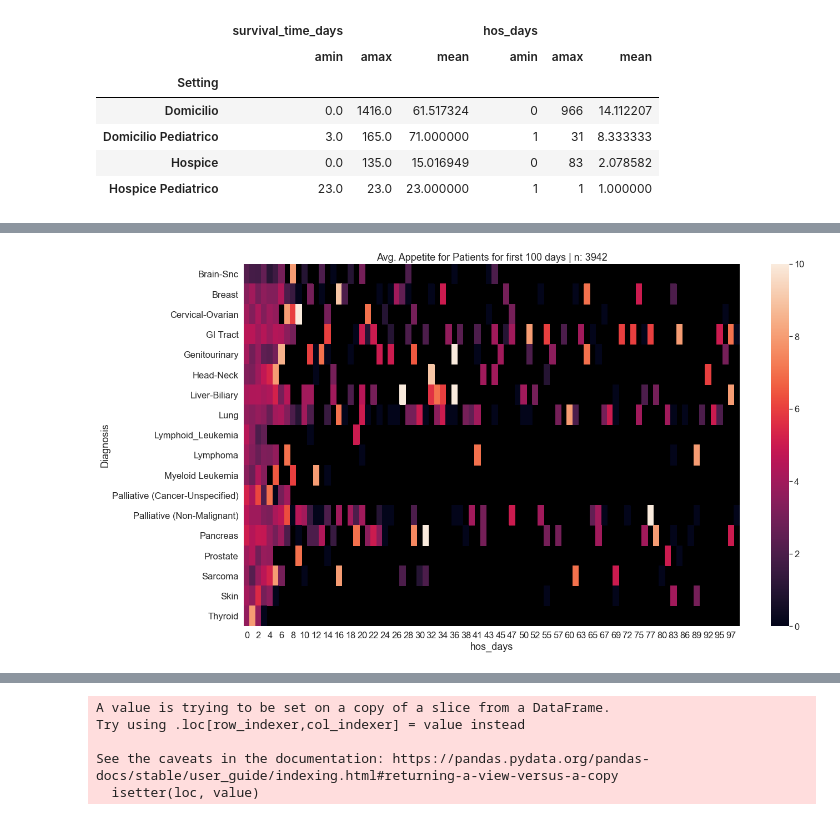
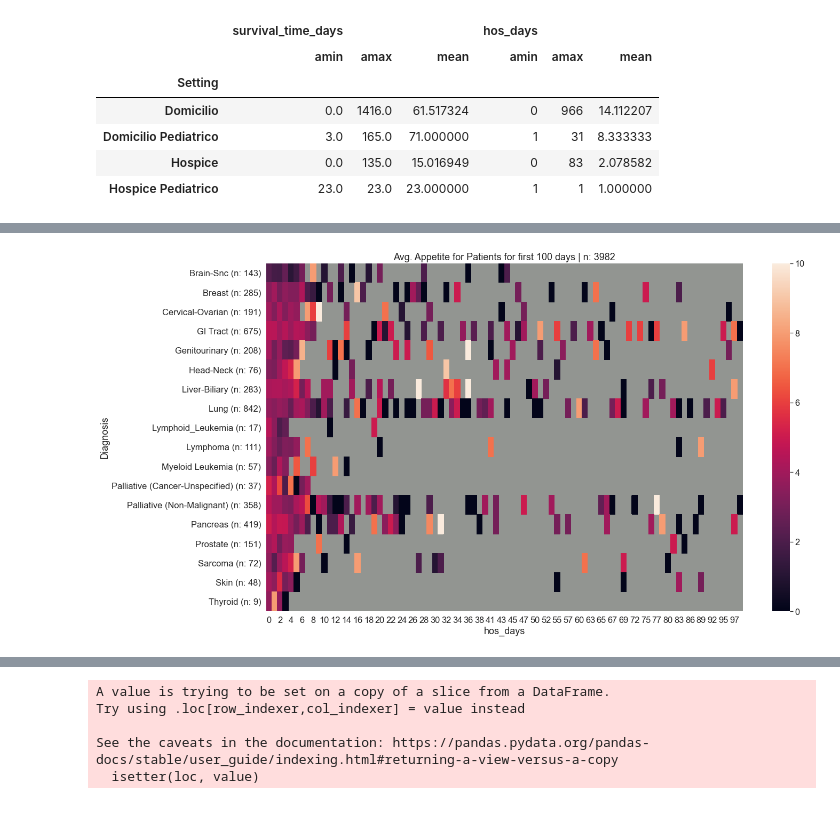
Before and after one commit to ryflect/cs692r-hospice, a Jupyter notebook: Referral Analysis - GI.ipynb, the cells around one changed output, grey strips where cells are left out. Cells and saved outputs as stored; diff of their text form; code cells hidden in the pictures.

Commit message:
add regplots and heatmap changes

```diff
--- a/Referral Analysis - GI.ipynb
+++ b/Referral Analysis - GI.ipynb
@@ -181,3 +186,14 @@ df_a2 = df_aa[df_aa['survival_time_days'] >= s_time]
 df_a2 = df_a2[df_a2['hos_days'] <= s_time]
 p_num = len(df_a2.IDEHR.unique())
 df_a2 = df_a2[['hos_days', 'appetite']].groupby(by=['hos_days']).mean().reset_index()
+# %%
+fig, ax = plt.subplots()
+x = df_a2['hos_days']
+y = df_a2['appetite']
+slope, intercept, r_value, p_value, std_err = stats.linregress(x,y)
+ax.scatter(x, y)
+ax.plot(x, slope*x + intercept, color='r')
+ax.set_xlabel('No. of days')
+ax.set_ylabel('Appetite')
+ax.set_title('Avg. Appetite across Patients surviving atleast ' + str(s_time) + ' days | n: ' + str(p_num) + ' | order: 1 | r2: ' + "{:.4f}".format(r_value ** 2))
+plt.show()
@@ -303,8 +404,10 @@ Text(0.5, 0.98, 'Avg. Appetite across Patients by Setting | n (D): 3368 | n (H):
 # %%
 # average appetite across Diagnosis
+d_label = df_aa[df_aa['hos_days'] <= 100][['IDEHR', 'Diagnosis']].drop_duplicates()['Diagnosis'].value_counts()
 df_a6 = df_aa[['Diagnosis', 'hos_days', 'appetite']].groupby(by=['Diagnosis', 'hos_days']).mean().reset_index()
 df_a6 = df_a6[df_a6['hos_days'] <= 100]
-p_num = len(df_aa[df_aa['hos_days'] <= 100].IDEHR.unique())
+df_a6['Diagnosis'] = df_a6['Diagnosis'].apply(lambda x: np.nan if isinstance(x, float) else x + ' (n: ' + str(d_label[x]) + ')')
+p_num = d_label.sum()
 df_a6 = df_a6.pivot(index='Diagnosis', columns='hos_days', values='appetite')
 df_a6
 # %% [output]
@@ -330,9 +433,9 @@ df_a6
 # %%
 ax = plt.axes()
 sns.heatmap(df_a6, annot=False, fmt='g', ax=ax)
-ax.set_facecolor('xkcd:black')
+ax.set_facecolor('xkcd:gray')
 ax.set_title('Avg. Appetite for Patients for first 100 days | n: ' + str(p_num))
 plt.show()
 # %% [output]
-[figure, old version]
+[figure, new version]
 # %%
```
Also changed, not shown: parts of 62 cells of this notebook, 3 other files.
